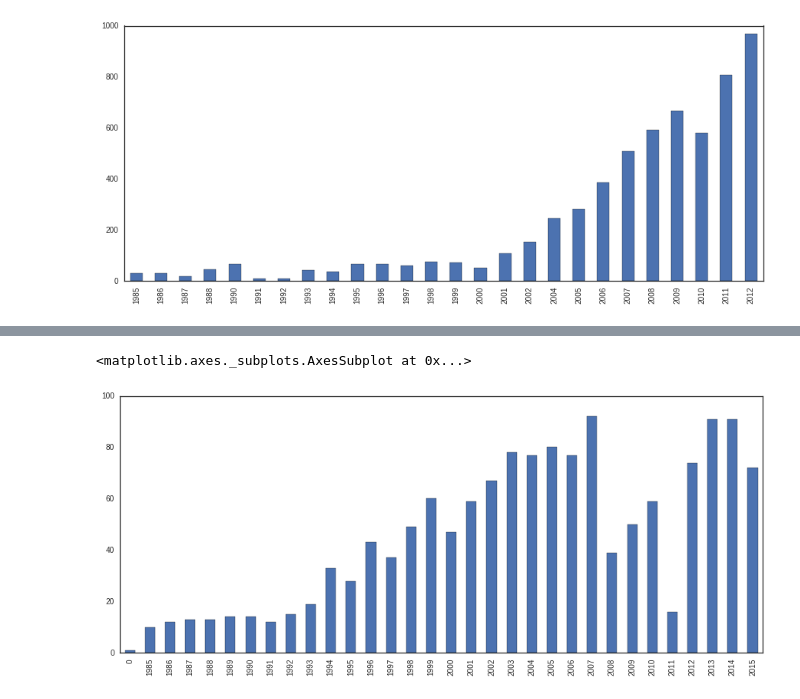
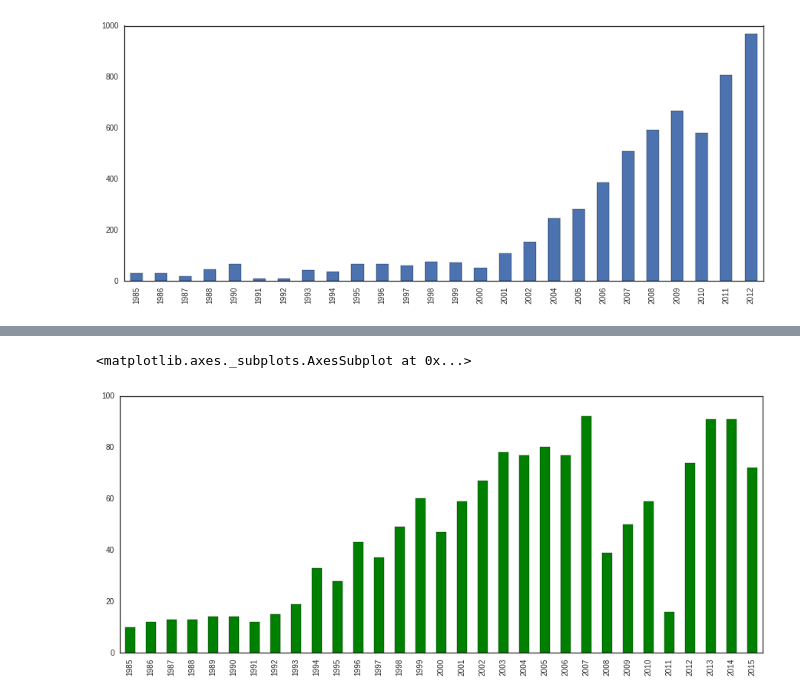
Before and after one commit to amirothman/darjah_kebesaran, a Jupyter notebook: datuk_dan_datin.ipynb, the cells around one changed output, grey strips where cells are left out. Saved outputs shown, nothing was run; the diff lists cells and outputs as text; code cells hidden in the pictures.

```diff
--- a/datuk_dan_datin.ipynb
+++ b/datuk_dan_datin.ipynb
@@ -142,0 +123,4 @@ list(nama_anugerah)
+# %%
+anugerah = df.Anugerah.unique()
+anugerah = pd.Series(anugerah)
+anugerah_df = anugerah.to_frame()
@@ -220,3 +253,5 @@ tahun_kurniaan_counts.plot(kind="bar")
+# %%
+df = df[df["Tahun Kurniaan"] > 0]
 # %%
 df.hist(by='nama_negeri',column = 'Tahun Kurniaan',
         layout=(5,3),figsize=(15, 15),
@@ -284,11 +320,11 @@ anugerah_negeri_pulau_pinang
 # %%
 tahun_kurniaan_pulau_pinang_counts = anugerah_negeri_pulau_pinang["Tahun Kurniaan"].value_counts(sort=False)
 tahun_kurniaan_pulau_pinang_counts.sort_index(inplace=True)
 plt.figure(figsize=(15, 6))
-tahun_kurniaan_pulau_pinang_counts.plot(kind="bar")
+tahun_kurniaan_pulau_pinang_counts.plot(kind="bar",color="g")
 # %% [output]
 <matplotlib.axes._subplots.AxesSubplot at 0x...>
-[figure, old version]
+[figure, new version]
 # %%
 anugerah_negeri_kelantan = df[df.nama_negeri == "kelantan"]
 anugerah_negeri_kelantan
```
Also changed, not shown: parts of 19 cells of this notebook.
